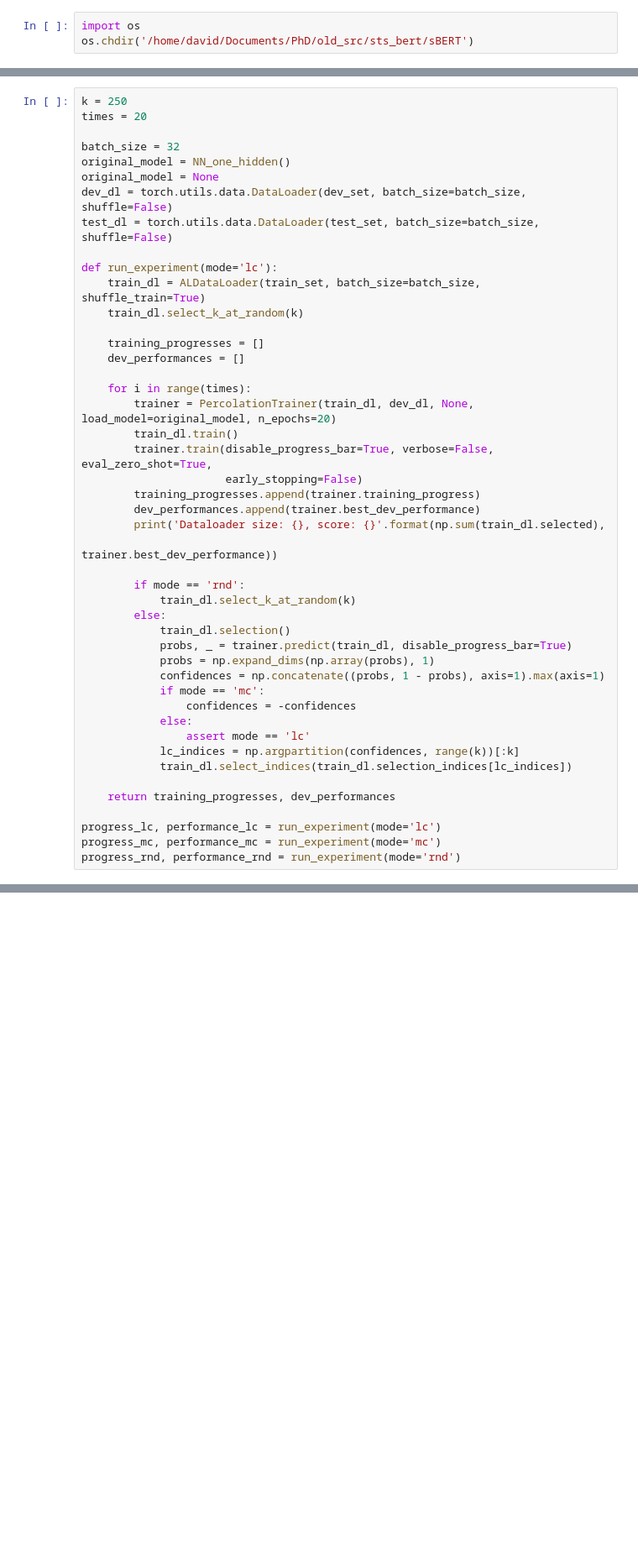
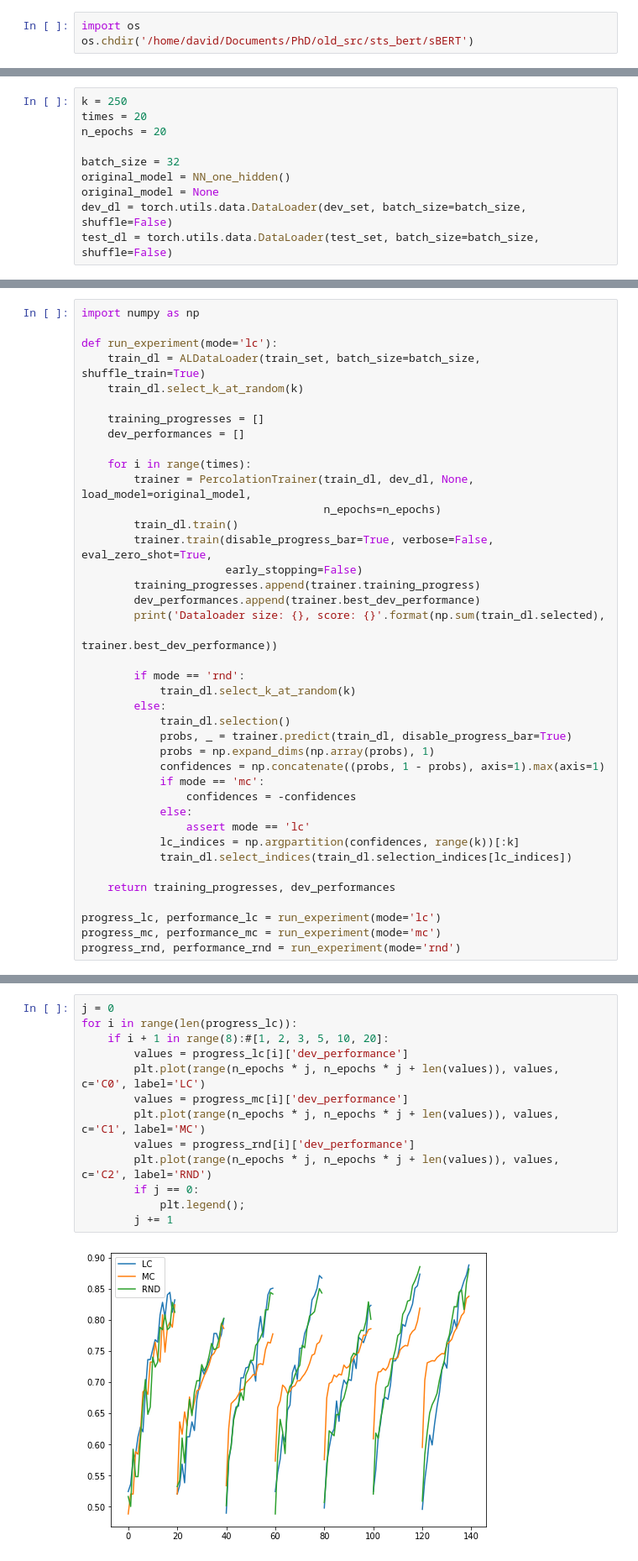
Before and after one commit to davidfolque/sts_bert, a Jupyter notebook: sBERT/ActiveLearning/active_learning_lc_percolation.ipynb, the cells around one changed output, grey strips where cells are left out. Shown: that part at 84% size. Saved outputs shown, nothing was run; the diff lists cells and outputs as text; blank space fills up the shorter version.

```diff
--- a/sBERT/ActiveLearning/active_learning_lc.ipynb
+++ b/sBERT/ActiveLearning/active_learning_lc_percolation.ipynb
@@ -402,3 +29,13 @@ trainer = PercolationTrainer(train_dl, dev_dl, test_dl)
 # %% [output]
 Warning: called ALDataLoader::__len__ but it has variable length. Returning total possible length.
 Scheduler type: constant_with_warmup, epochs: 10, steps per epoch: 313, total steps: 3130, warmup steps: 0
+# %%
+k = 250
+times = 20
+n_epochs = 20
+
+batch_size = 32
+original_model = NN_one_hidden()
+original_model = None
+dev_dl = torch.utils.data.DataLoader(dev_set, batch_size=batch_size, shuffle=False)
+test_dl = torch.utils.data.DataLoader(test_set, batch_size=batch_size, shuffle=False)
@@ -405,12 +46,5 @@ Scheduler type: constant_with_warmup, epochs: 10, steps per epoch: 313, total st
 # %%
-k = 250
-times = 20
-
-batch_size = 32
-original_model = NN_one_hidden()
-original_model = None
-dev_dl = torch.utils.data.DataLoader(dev_set, batch_size=batch_size, shuffle=False)
-test_dl = torch.utils.data.DataLoader(test_set, batch_size=batch_size, shuffle=False)
+import numpy as np
 
 def run_experiment(mode='lc'):
     train_dl = ALDataLoader(train_set, batch_size=batch_size, shuffle_train=True)
@@ -420,7 +54,8 @@ def run_experiment(mode='lc'):
     dev_performances = []
 
     for i in range(times):
-        trainer = PercolationTrainer(train_dl, dev_dl, None, load_model=original_model, n_epochs=20)
+        trainer = PercolationTrainer(train_dl, dev_dl, None, load_model=original_model,
+                                     n_epochs=n_epochs)
         train_dl.train()
         trainer.train(disable_progress_bar=True, verbose=False, eval_zero_shot=True,
                       early_stopping=False)
@@ -490,3 +125,18 @@ for i, tp in enumerate(progress_rnd):
                  .format(i//4))
 # %% [output]
 [figure]
+# %%
+j = 0
+for i in range(len(progress_lc)):
+    if i + 1 in range(8):#[1, 2, 3, 5, 10, 20]:
+        values = progress_lc[i]['dev_performance']
+        plt.plot(range(n_epochs * j, n_epochs * j + len(values)), values, c='C0', label='LC')
+        values = progress_mc[i]['dev_performance']
+        plt.plot(range(n_epochs * j, n_epochs * j + len(values)), values, c='C1', label='MC')
+        values = progress_rnd[i]['dev_performance']
+        plt.plot(range(n_epochs * j, n_epochs * j + len(values)), values, c='C2', label='RND')
+        if j == 0:
+            plt.legend();
+        j += 1
+# %% [output]
+[figure, added]
```
Also changed, not shown: parts of 14 cells of this notebook, 5 other files.
